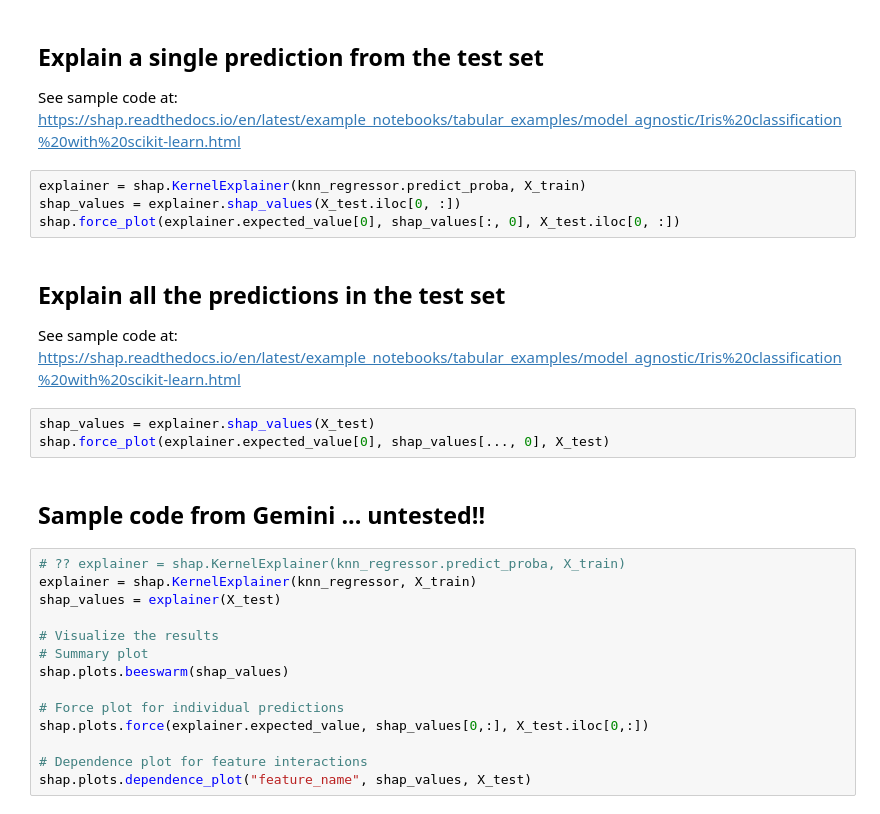
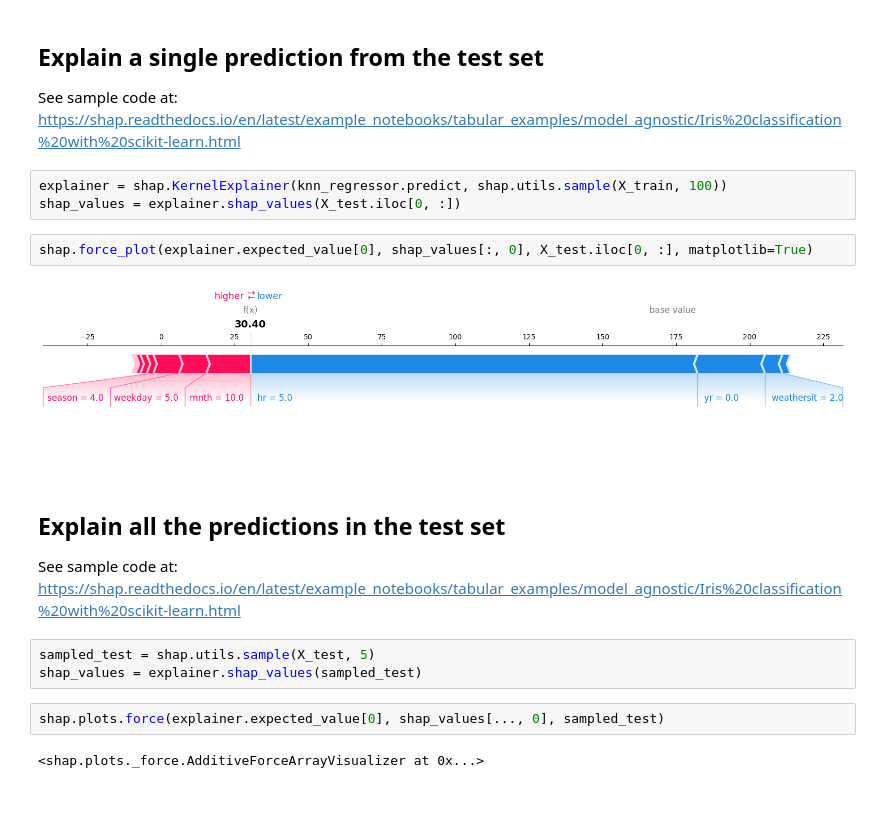
Before and after one commit to jimtyhurst/knn-bikeshare-regression, a Jupyter notebook: notebooks/knn-bikeshare-regression.ipynb, the cells around one changed output. Saved outputs shown, nothing was run; the diff lists cells and outputs as text.

Commit message:
Fixed SHAP calls.

```diff
--- a/notebooks/knn-bikeshare-regression.ipynb
+++ b/notebooks/knn-bikeshare-regression.ipynb
@@ -141,29 +144,20 @@ import shap
 
 See sample code at: https://shap.readthedocs.io/en/latest/example_notebooks/tabular_examples/model_agnostic/Iris%20classification%20with%20scikit-learn.html
 # %%
-explainer = shap.KernelExplainer(knn_regressor.predict_proba, X_train)
+explainer = shap.KernelExplainer(knn_regressor.predict, shap.utils.sample(X_train, 100))
 shap_values = explainer.shap_values(X_test.iloc[0, :])
-shap.force_plot(explainer.expected_value[0], shap_values[:, 0], X_test.iloc[0, :])
+# %%
+shap.force_plot(explainer.expected_value[0], shap_values[:, 0], X_test.iloc[0, :], matplotlib=True)
+# %% [output]
+[figure, added]
 # %% [markdown]
 ## Explain all the predictions in the test set
 
 See sample code at: https://shap.readthedocs.io/en/latest/example_notebooks/tabular_examples/model_agnostic/Iris%20classification%20with%20scikit-learn.html
 # %%
-shap_values = explainer.shap_values(X_test)
-shap.force_plot(explainer.expected_value[0], shap_values[..., 0], X_test)
+sampled_test = shap.utils.sample(X_test, 5)
+shap_values = explainer.shap_values(sampled_test)
-# %% [markdown]
-## Sample code from Gemini ... untested!!
-# %%
-# ?? explainer = shap.KernelExplainer(knn_regressor.predict_proba, X_train)
-explainer = shap.KernelExplainer(knn_regressor, X_train)
-shap_values = explainer(X_test)
-
-# Visualize the results
-# Summary plot
-shap.plots.beeswarm(shap_values)
-
-# Force plot for individual predictions
-shap.plots.force(explainer.expected_value, shap_values[0,:], X_test.iloc[0,:])
-
-# Dependence plot for feature interactions
-shap.plots.dependence_plot("feature_name", shap_values, X_test)
+# %%
+shap.plots.force(explainer.expected_value[0], shap_values[..., 0], sampled_test)
+# %% [output]
+<shap.plots._force.AdditiveForceArrayVisualizer at 0x...>
```
Also changed, not shown: parts of 1 cell of this notebook, 2 other files.
